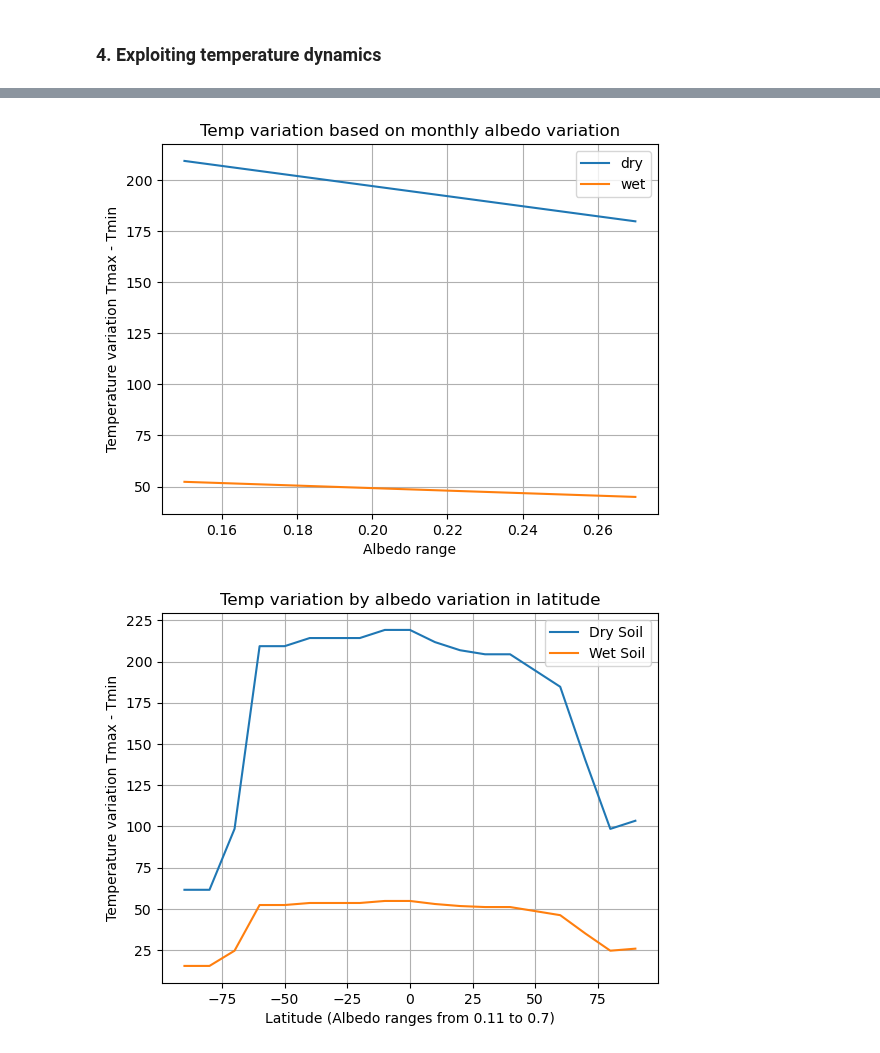
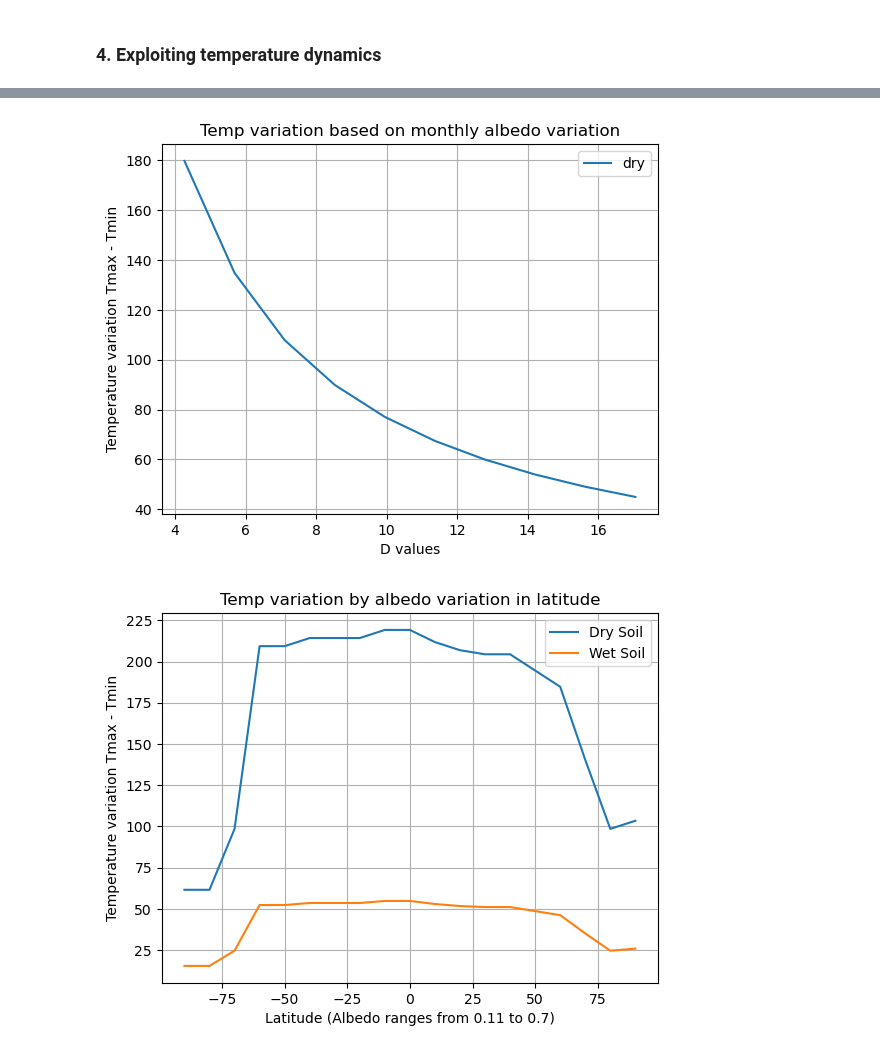
Before and after one commit to debnovalina/PPESO-Practical, a Jupyter notebook: Thermal remote sensing.ipynb, the cells around one changed output, grey strips where cells are left out. Saved outputs shown, nothing was run; the diff lists cells and outputs as text; code cells hidden in the pictures.

```diff
--- a/Thermal remote sensing.ipynb
+++ b/Thermal remote sensing.ipynb
@@ -336,19 +335,22 @@ The expected temperature variation is for wet soil is 46.17 C
 # %%
-a = np.arange(0.15, 0.27, 0.01)
-T_a_var_dry = Surface_temp_Price_Eq_4(0.5*1400, 0.75, a, D_dry)
-T_a_var_wet = Surface_temp_Price_Eq_4(0.5*1400, 0.75, a, D_wet)
+P = np.linspace(0.5, 2, 10)*1000
+D = D_Price(P)
+
+#a = np.arange(0.15, 0.27, 0.01)
+T_a_var_dry = Surface_temp_Price_Eq_4(0.5*1400, 0.75, 0.27, D)
+#T_a_var_wet = Surface_temp_Price_Eq_4(0.5*1400, 0.75, a, D_wet)
 
 plt.figure()
-plt.plot(a, T_a_var_dry, label = 'dry')
-plt.plot(a, T_a_var_wet, label = 'wet')
-plt.xlabel('Albedo range')
+plt.plot(D, T_a_var_dry, label = 'dry')
+#plt.plot(a, T_a_var_wet, label = 'wet')
+plt.xlabel('D values')
 plt.ylabel('Temperature variation Tmax - Tmin')
 plt.title('Temp variation based on monthly albedo variation')
 plt.grid()
 plt.legend()
 plt.show()
 # %% [output]
-[figure, old version]
+[figure, new version]
 # %%
 # latitude vs Albedo
 
```
Also changed, not shown: parts of 3 cells of this notebook.
